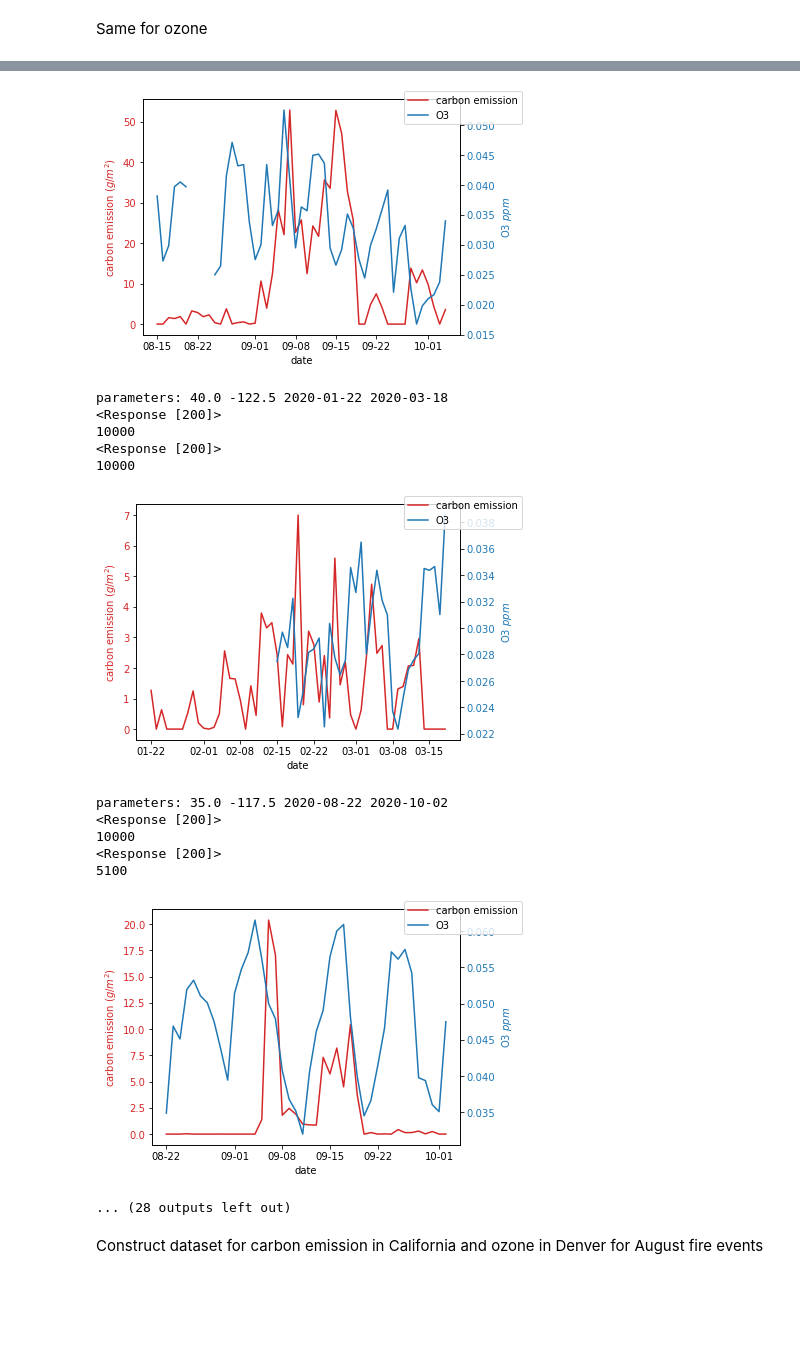
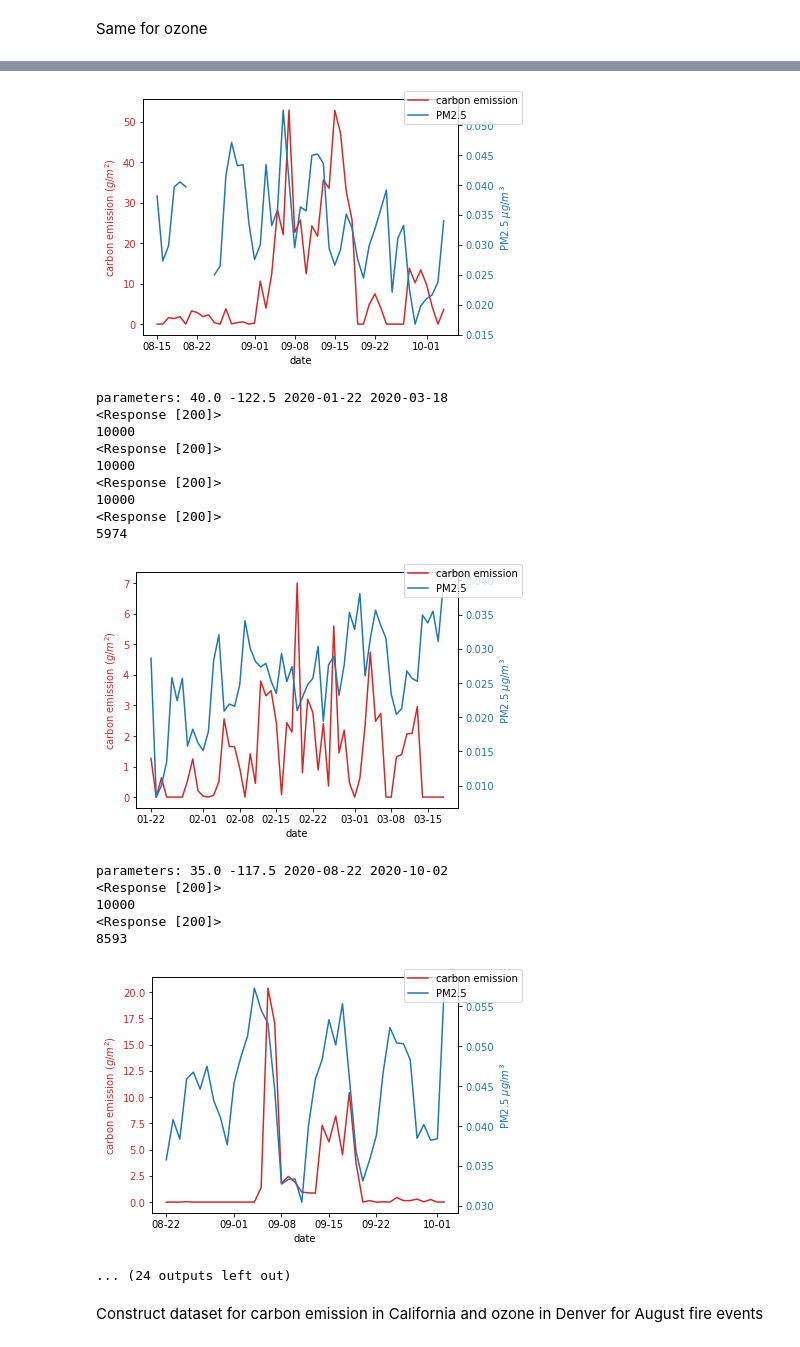
Before and after one commit to ktoshima/EPS236-final_project, a Jupyter notebook: gfed_2020.ipynb, the cells around one changed output, grey strips where cells are left out. Drawn from its saved outputs; the diff is of its cells as text; code cells hidden in the pictures; blank space fills up the shorter version.

```diff
--- a/gfed_2020.ipynb
+++ b/gfed_2020.ipynb
@@ -414,22 +434,30 @@ for gfed_path in gfed_list:
     if pm_df.empty:
         continue
     elif len(pm_df) == 10000:
-        measurement_param = {
-            'parameter': 'o3',
-            'has_geo': True,
-            'coordinates': str(lat) + "," + str(lon),
-            'radius': grid_step / 2 * 55000,
-            'date_from': str(from_date),
-            'date_to': str(to_date),
-            'limit': 10000,
-            'format': 'csv'
-        }
+        measurement_param['radius'] = grid_step / 2 * 75000
         measure_response = requests.get(get_measurement_url, params=measurement_param)
         print(measure_response)
         pm_df = pd.read_csv(io.BytesIO(measure_response.content), sep=",", parse_dates=["utc", "local"])
         print(len(pm_df))
+        if pm_df.empty:
+            continue
+        elif len(pm_df) == 10000:
+            measurement_param['radius'] = grid_step / 2 * 55000
+            measure_response = requests.get(get_measurement_url, params=measurement_param)
+            print(measure_response)
+            pm_df = pd.read_csv(io.BytesIO(measure_response.content), sep=",", parse_dates=["utc", "local"])
+            print(len(pm_df))
+            if pm_df.empty:
+                continue
+            elif len(pm_df) == 10000:
+                measurement_param['radius'] = grid_step / 2 * 20000
+                measure_response = requests.get(get_measurement_url, params=measurement_param)
+                print(measure_response)
+                pm_df = pd.read_csv(io.BytesIO(measure_response.content), sep=",", parse_dates=["utc", "local"])
+                print(len(pm_df))
+                if pm_df.empty: continue
     mean_df = pm_df.groupby([pd.Grouper(key="utc", freq="D")]).agg({'value': lambda x: x.mean(skipna=True)})
-    mean_df.to_csv("openAQ_term_pm25/{filename}".format(filename=path.basename(gfed_path)))
+    mean_df.to_csv("openAQ_term_ozone/{filename}".format(filename=path.basename(gfed_path)))
 
     fig, ax1 = plt.subplots()
     color = 'tab:red'
@@ -442,12 +470,12 @@ for gfed_path in gfed_list:
     ax2 = ax1.twinx()  # instantiate a second axes that shares the same x-axis
 
     color = 'tab:blue'
-    ax2.set_ylabel('O3 $ppm$', color=color)  # we already handled the x-label with ax1
+    ax2.set_ylabel('PM2.5 $\mu g/m^3$', color=color)  # we already handled the x-label with ax1
     ax2.plot(mean_df.value, color=color)
     ax2.tick_params(axis='y', labelcolor=color)
     ax2.xaxis.set_major_formatter(datefmt)
 
-    fig.legend(["carbon emission", "O3"])
+    fig.legend(["carbon emission", "PM2.5"])
     fig.tight_layout()  # otherwise the right y-label is slightly clipped
     plt.show()
 # %% [output]
@@ -470,20 +504,24 @@ parameters: 37.5 -122.5 2020-07-09 2020-10-27
 parameters: 47.5 -117.5 2020-08-15 2020-10-04
 <Response [200]>
 717
-[figure, old version]
+[figure, new version]
 parameters: 40.0 -122.5 2020-01-22 2020-03-18
 <Response [200]>
 10000
 <Response [200]>
 10000
+<Response [200]>
+10000
+<Response [200]>
+5974
-[figure, old version]
+[figure, new version]
 parameters: 35.0 -117.5 2020-08-22 2020-10-02
 <Response [200]>
 10000
 <Response [200]>
-5100
+8593
-[figure, old version]
+[figure, new version]
-... (28 outputs left out)
+... (24 outputs left out)
 # %% [markdown]
 Construct dataset for carbon emission in California and ozone in Denver for August fire events
 # %%
```
Also changed, not shown: parts of 2 cells of this notebook, 57 other files.
